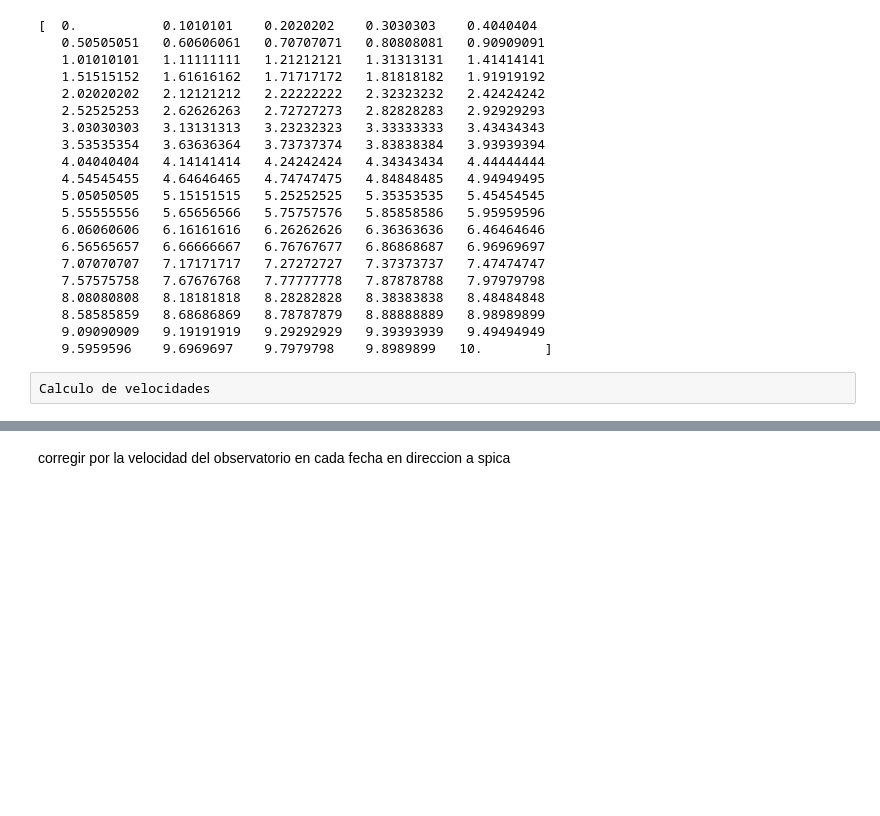
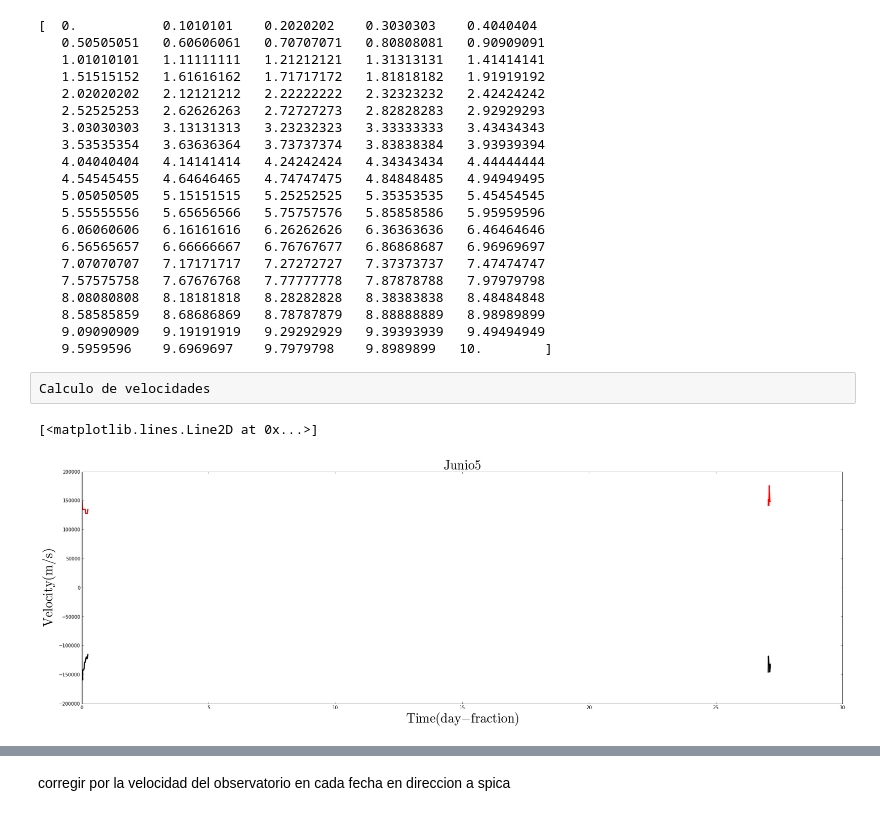
Before and after one commit to jngaravitoc/EpsCra, a Jupyter notebook: Spica.ipynb, the cells around one changed output, grey strips where cells are left out. Cells and saved outputs as stored; diff of their text form; code cells hidden in the pictures; blank space fills up the shorter version.

```diff
--- a/Spica.ipynb
+++ b/Spica.ipynb
@@ -490,6 +486,18 @@ V2_junio5 = [v1_2, v2_2, v3_2, v4_2, v5_2, v6_2, v7_2, v8_2, v9_2, v10_2, v11_2,
 
 V1_julio2 = [v18_1, v19_1, v20_1, v21_1, v22_1, v23_1, v24_1, v25_1]
 V2_julio2 = [v18_2, v19_2, v20_2, v21_2, v22_2, v23_2, v24_2, v25_2]
+# %%
+figure(num=None, figsize=(29.5, 9))
+plt.xlabel('$\mathrm{Time(day-fraction)}$', fontsize=28)
+plt.ylabel('$\mathrm{Velocity(m/s)}$', fontsize=28)
+plt.title('$\mathrm{Junio5}$', fontsize=28)
+plt.plot(tjunio5, V1_junio5, lw=2.5, c='r')
+plt.plot(tjunio5, (V2_junio5), lw=2.5, c='k')
+plt.plot(tjulio2, V1_julio2, lw=2.5, c='r')
+plt.plot(tjulio2, (V2_julio2), lw=2.5, c='k')
+# %% [output]
+[<matplotlib.lines.Line2D at 0x...>]
+[figure, added]
 # %%
 figure(num=None, figsize=(9.5, 9))
 plt.xlabel('$\mathrm{Time(day-fraction)}$', fontsize=28)
```
Also changed, not shown: parts of 5 cells of this notebook, 2 other files.
